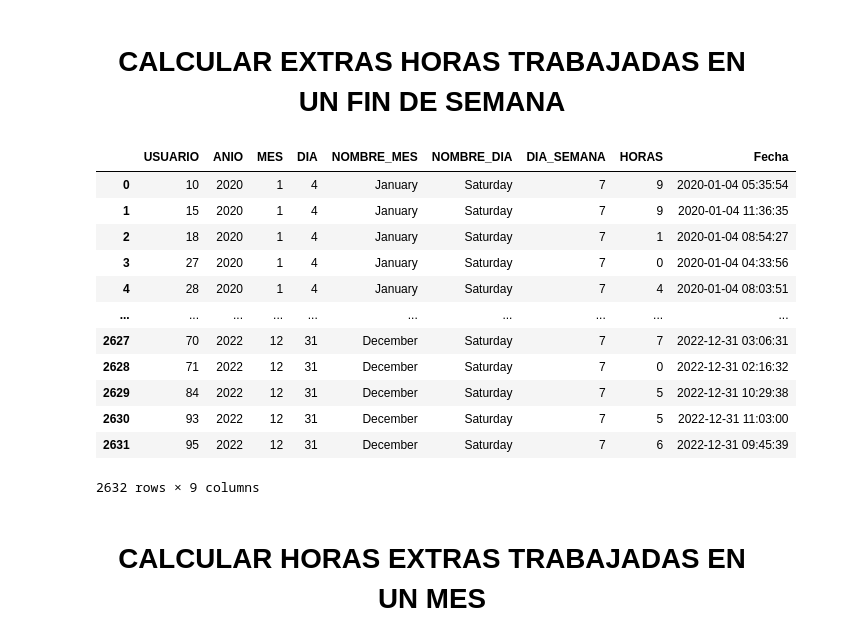
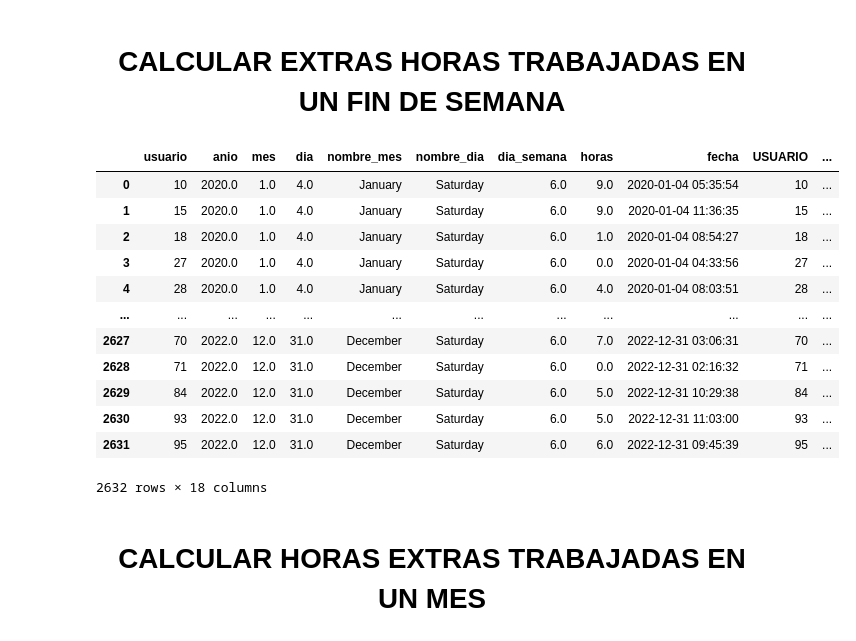
Before and after one commit to JorgeCardona/skills, a Jupyter notebook: Python/DB/SQL_DML.ipynb, the cells around one changed output. Saved outputs shown, nothing was run; the diff lists cells and outputs as text; code cells hidden in the pictures.

```diff
--- a/Python/DB/SQL_DML.ipynb
+++ b/Python/DB/SQL_DML.ipynb
@@ -1507,37 +1748,57 @@ pd.read_sql(query, con=mysql)
 # %% [markdown]
 # <center> CALCULAR EXTRAS HORAS TRABAJADAS EN UN FIN DE SEMANA </center>
 # %%
+query = """
+SELECT id_usuario AS USUARIO,
+    EXTRACT(YEAR FROM fecha_reportada) AS ANIO,
+    EXTRACT(MONTH FROM fecha_reportada) AS MES,
+    EXTRACT(DAY FROM fecha_reportada) AS DIA,
+    TO_CHAR(fecha_reportada, 'Month') AS NOMBRE_MES,
+    TO_CHAR(fecha_reportada, 'Day') AS NOMBRE_DIA,
+    EXTRACT(DOW FROM fecha_reportada) AS DIA_SEMANA,
+    DATE_PART('hour', MAX(fecha_reportada)::time - MIN(fecha_reportada)::time) AS HORAS,
+    CONCAT(MIN(fecha_reportada)) AS Fecha
+
+FROM horarios
+    GROUP BY ANIO, MES, DIA, USUARIO, NOMBRE_DIA, NOMBRE_MES, DIA_SEMANA
+HAVING EXTRACT(DOW FROM fecha_reportada) = 0 or EXTRACT(DOW FROM fecha_reportada) = 6
+    ORDER BY ANIO, MES
+"""
+postgres_data = pd.read_sql(text(query), con=postgres)
+
 query = """
 SELECT id_usuario AS USUARIO,
     YEAR(fecha_reportada) AS ANIO,
     MONTH(fecha_reportada) AS MES,
     DAY(fecha_reportada) AS DIA,
     MONTHNAME(fecha_reportada) as NOMBRE_MES,
     DAYNAME(fecha_reportada) as NOMBRE_DIA,
     DAYOFWEEK(fecha_reportada) AS DIA_SEMANA,
     CEIL(TIMESTAMPDIFF(HOUR, MIN(fecha_reportada), MAX(fecha_reportada))) AS HORAS,
     CONCAT(MIN(fecha_reportada)) AS Fecha
 FROM horarios
     GROUP BY ANIO, MES, DIA, USUARIO, NOMBRE_DIA, NOMBRE_MES, DIA_SEMANA
 HAVING DIA_SEMANA = 1 OR DIA_SEMANA = 7
     ORDER BY ANIO, MES
 """
 
-pd.read_sql(query, con=mysql)
+mysql_data = pd.read_sql(text(query), con=mysql)
+
+pd.concat([postgres_data,mysql_data], axis=1)
 # %% [output]
-|  | USUARIO | ANIO | MES | DIA | NOMBRE_MES | NOMBRE_DIA | DIA_SEMANA | HORAS | Fecha |
-| 0 | 10 | 2020 | 1 | 4 | January | Saturday | 7 | 9 | 2020-01-04 05:35:54 |
-| 1 | 15 | 2020 | 1 | 4 | January | Saturday | 7 | 9 | 2020-01-04 11:36:35 |
-| 2 | 18 | 2020 | 1 | 4 | January | Saturday | 7 | 1 | 2020-01-04 08:54:27 |
-| 3 | 27 | 2020 | 1 | 4 | January | Saturday | 7 | 0 | 2020-01-04 04:33:56 |
-| 4 | 28 | 2020 | 1 | 4 | January | Saturday | 7 | 4 | 2020-01-04 08:03:51 |
-| ... | ... | ... | ... | ... | ... | ... | ... | ... | ... |
-| 2627 | 70 | 2022 | 12 | 31 | December | Saturday | 7 | 7 | 2022-12-31 03:06:31 |
-| 2628 | 71 | 2022 | 12 | 31 | December | Saturday | 7 | 0 | 2022-12-31 02:16:32 |
-| 2629 | 84 | 2022 | 12 | 31 | December | Saturday | 7 | 5 | 2022-12-31 10:29:38 |
-| 2630 | 93 | 2022 | 12 | 31 | December | Saturday | 7 | 5 | 2022-12-31 11:03:00 |
-| 2631 | 95 | 2022 | 12 | 31 | December | Saturday | 7 | 6 | 2022-12-31 09:45:39 |
+|  | usuario | anio | mes | dia | nombre_mes | nombre_dia | dia_semana | horas | fecha | USUARIO | ... |
+| 0 | 10 | 2020.0 | 1.0 | 4.0 | January | Saturday | 6.0 | 9.0 | 2020-01-04 05:35:54 | 10 | ... |
+| 1 | 15 | 2020.0 | 1.0 | 4.0 | January | Saturday | 6.0 | 9.0 | 2020-01-04 11:36:35 | 15 | ... |
+| 2 | 18 | 2020.0 | 1.0 | 4.0 | January | Saturday | 6.0 | 1.0 | 2020-01-04 08:54:27 | 18 | ... |
+| 3 | 27 | 2020.0 | 1.0 | 4.0 | January | Saturday | 6.0 | 0.0 | 2020-01-04 04:33:56 | 27 | ... |
+| 4 | 28 | 2020.0 | 1.0 | 4.0 | January | Saturday | 6.0 | 4.0 | 2020-01-04 08:03:51 | 28 | ... |
+| ... | ... | ... | ... | ... | ... | ... | ... | ... | ... | ... | ... |
+| 2627 | 70 | 2022.0 | 12.0 | 31.0 | December | Saturday | 6.0 | 7.0 | 2022-12-31 03:06:31 | 70 | ... |
+| 2628 | 71 | 2022.0 | 12.0 | 31.0 | December | Saturday | 6.0 | 0.0 | 2022-12-31 02:16:32 | 71 | ... |
+| 2629 | 84 | 2022.0 | 12.0 | 31.0 | December | Saturday | 6.0 | 5.0 | 2022-12-31 10:29:38 | 84 | ... |
+| 2630 | 93 | 2022.0 | 12.0 | 31.0 | December | Saturday | 6.0 | 5.0 | 2022-12-31 11:03:00 | 93 | ... |
+| 2631 | 95 | 2022.0 | 12.0 | 31.0 | December | Saturday | 6.0 | 6.0 | 2022-12-31 09:45:39 | 95 | ... |
-2632 rows × 9 columns
+2632 rows × 18 columns
 # %% [markdown]
 # <center> CALCULAR HORAS EXTRAS TRABAJADAS EN UN MES </center>
 # %%
```
Also changed, not shown: parts of 67 cells of this notebook, 1 other file.
